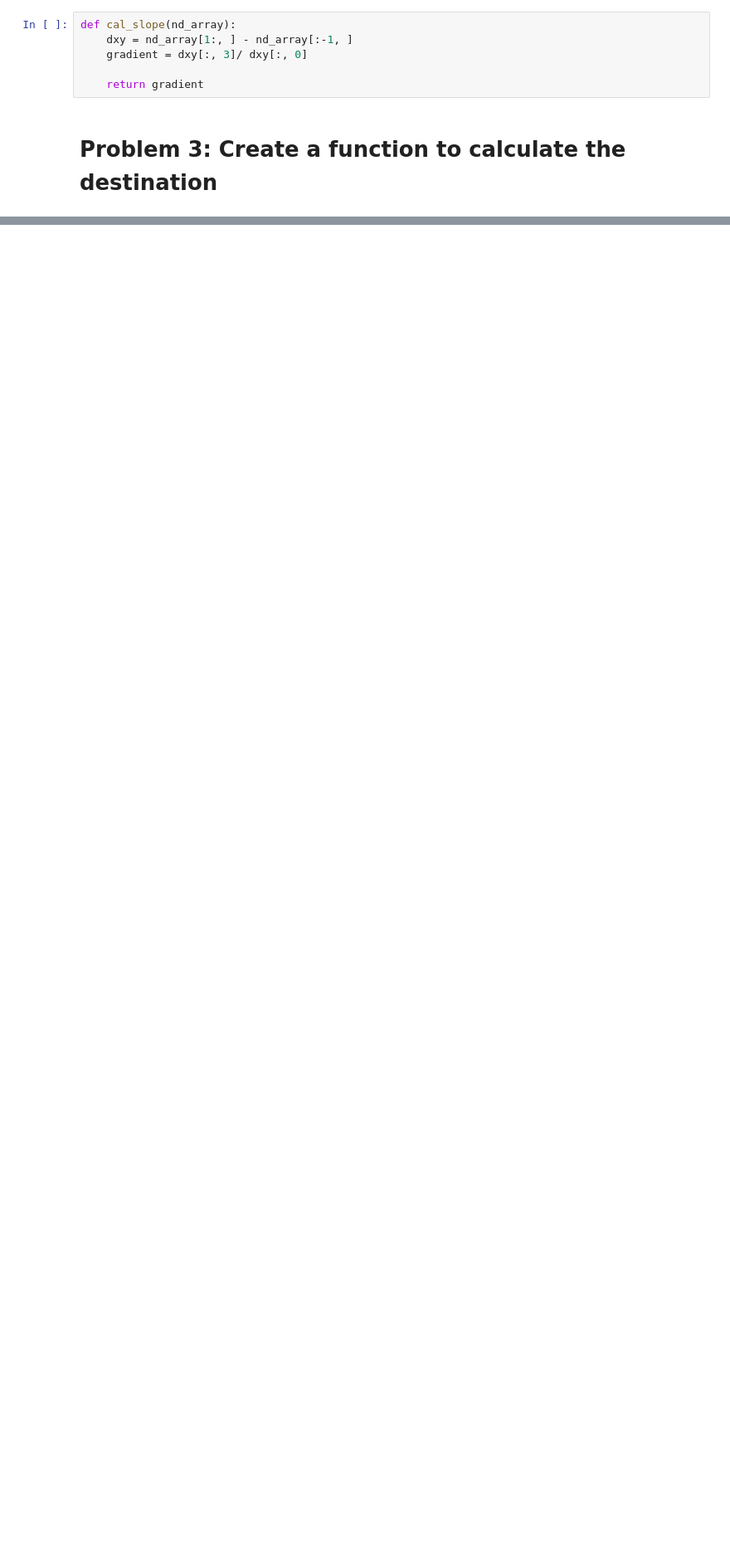
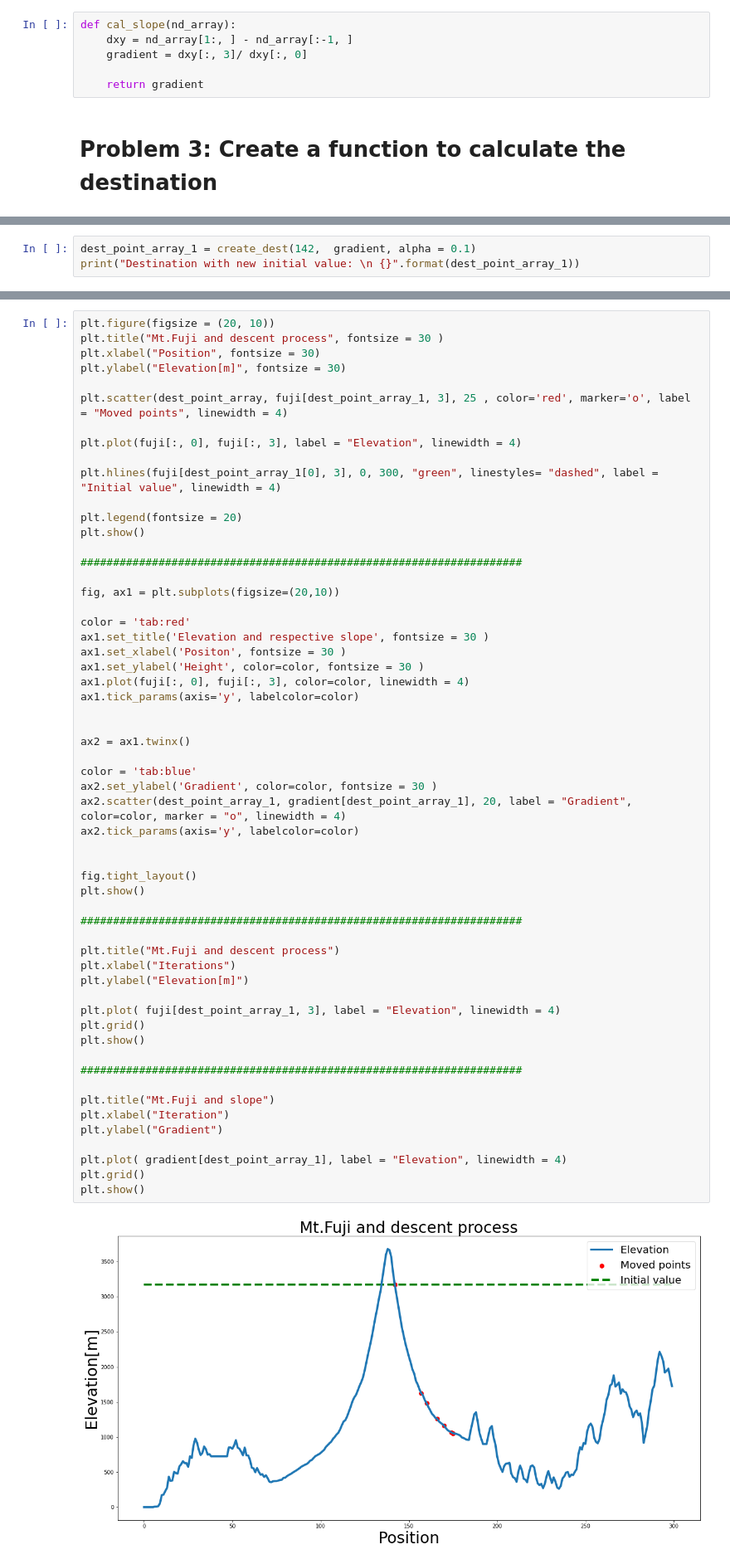
Before and after one commit to pmt122013/diveintocode-ml, a Jupyter notebook: Mathematics for Machine Learning (week 2)/Assignment 2 (week 2).ipynb, the cells around one changed output, grey strips where cells are left out. Shown at 83% size. Drawn from its saved outputs; the diff is of its cells as text; blank space fills up the shorter version.

```diff
--- a/Mathematics for Machine Learning (week 2)/Assignment 2 (week 2).ipynb
+++ b/Mathematics for Machine Learning (week 2)/Assignment 2 (week 2).ipynb
@@ -105,0 +142,3 @@ plt.show()
+# %%
+dest_point_array_1 = create_dest(142,  gradient, alpha = 0.1)
+print("Destination with new initial value: \n {}".format(dest_point_array_1))
@@ -105,0 +148,59 @@ plt.show()
+# %%
+plt.figure(figsize = (20, 10))
+plt.title("Mt.Fuji and descent process", fontsize = 30 )
+plt.xlabel("Position", fontsize = 30)
+plt.ylabel("Elevation[m]", fontsize = 30)
+
+plt.scatter(dest_point_array, fuji[dest_point_array_1, 3], 25 , color='red', marker='o', label = "Moved points", linewidth = 4)
+
+plt.plot(fuji[:, 0], fuji[:, 3], label = "Elevation", linewidth = 4)
+
+plt.hlines(fuji[dest_point_array_1[0], 3], 0, 300, "green", linestyles= "dashed", label = "Initial value", linewidth = 4)
+
+plt.legend(fontsize = 20)
+plt.show()
+
+####################################################################
+
+fig, ax1 = plt.subplots(figsize=(20,10))
+
+color = 'tab:red'
+ax1.set_title('Elevation and respective slope', fontsize = 30 )
+ax1.set_xlabel('Positon', fontsize = 30 )
+ax1.set_ylabel('Height', color=color, fontsize = 30 )
+ax1.plot(fuji[:, 0], fuji[:, 3], color=color, linewidth = 4)
+ax1.tick_params(axis='y', labelcolor=color)
+
+
+ax2 = ax1.twinx()
+
+color = 'tab:blue'
+ax2.set_ylabel('Gradient', color=color, fontsize = 30 )
+ax2.scatter(dest_point_array_1, gradient[dest_point_array_1], 20, label = "Gradient", color=color, marker = "o", linewidth = 4)
+ax2.tick_params(axis='y', labelcolor=color)
+
+
+fig.tight_layout()
+plt.show()
+
+####################################################################
+
+plt.title("Mt.Fuji and descent process")
+plt.xlabel("Iterations")
+plt.ylabel("Elevation[m]")
+
+plt.plot( fuji[dest_point_array_1, 3], label = "Elevation", linewidth = 4)
+plt.grid()
+plt.show()
+
+####################################################################
+
+plt.title("Mt.Fuji and slope")
+plt.xlabel("Iteration")
+plt.ylabel("Gradient")
+
+plt.plot( gradient[dest_point_array_1], label = "Elevation", linewidth = 4)
+plt.grid()
+plt.show()
+# %% [output]
+[figure, added]
```
Also changed, not shown: parts of 15 cells of this notebook.
